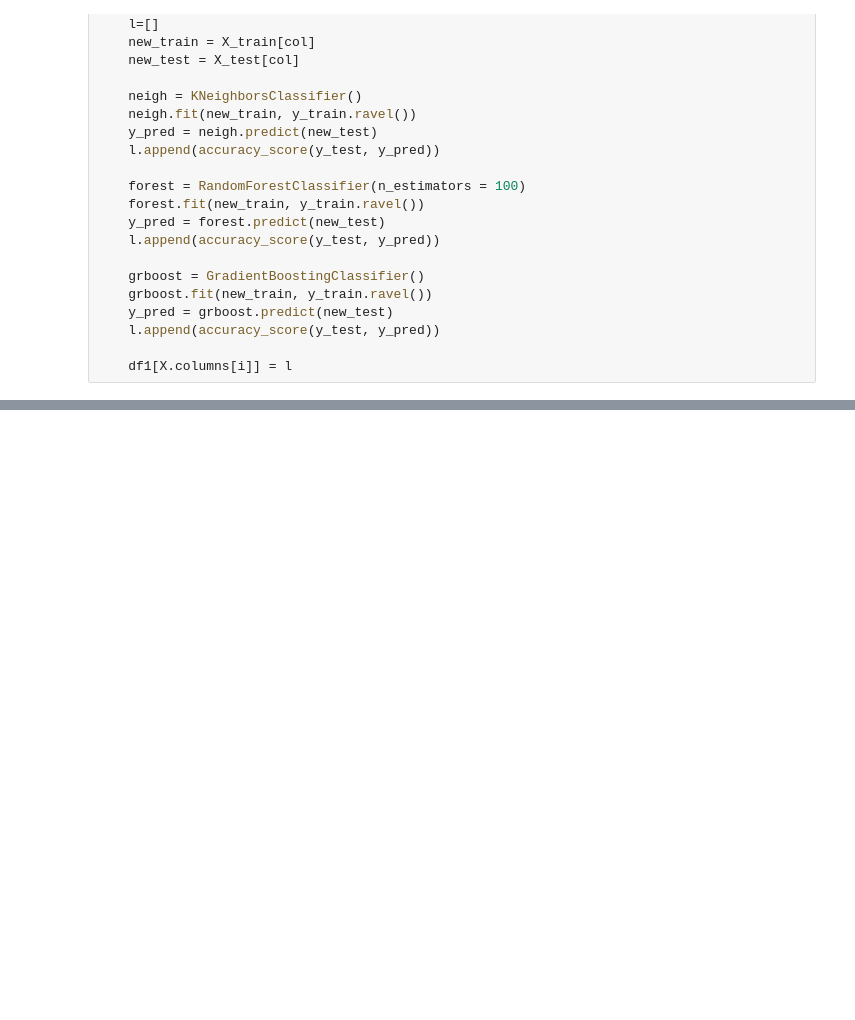
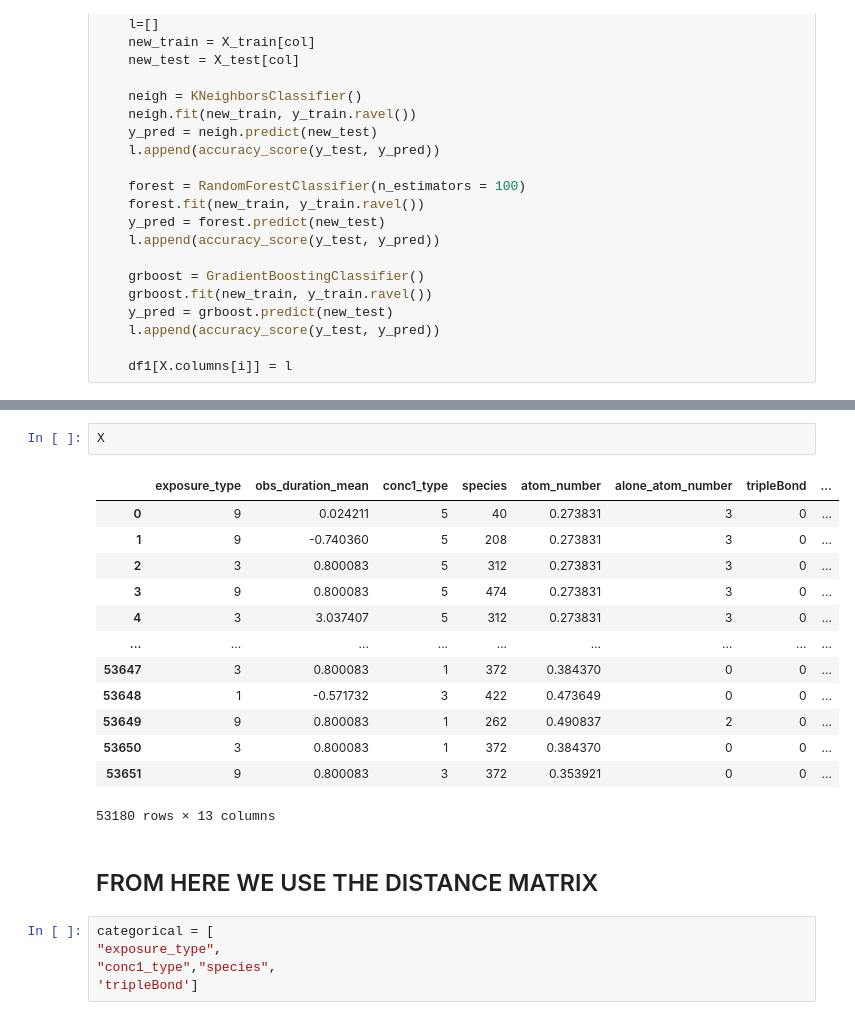
Before and after one commit to manuleo/ML_Toxicology_Testing, a Jupyter notebook: Classification_with_Smiles2.ipynb, the cells around one changed output, grey strips where cells are left out. Cells and saved outputs as stored; diff of their text form; blank space fills up the shorter version.

```diff
--- a/Classification_with_Smiles2.ipynb
+++ b/Classification_with_Smiles2.ipynb
@@ -438,0 +629,23 @@ df1
+# %%
+X
+# %% [output]
+|  | exposure_type | obs_duration_mean | conc1_type | species | atom_number | alone_atom_number | tripleBond | ... |
+| 0 | 9 | 0.024211 | 5 | 40 | 0.273831 | 3 | 0 | ... |
+| 1 | 9 | -0.740360 | 5 | 208 | 0.273831 | 3 | 0 | ... |
+| 2 | 3 | 0.800083 | 5 | 312 | 0.273831 | 3 | 0 | ... |
+| 3 | 9 | 0.800083 | 5 | 474 | 0.273831 | 3 | 0 | ... |
+| 4 | 3 | 3.037407 | 5 | 312 | 0.273831 | 3 | 0 | ... |
+| ... | ... | ... | ... | ... | ... | ... | ... | ... |
+| 53647 | 3 | 0.800083 | 1 | 372 | 0.384370 | 0 | 0 | ... |
+| 53648 | 1 | -0.571732 | 3 | 422 | 0.473649 | 0 | 0 | ... |
+| 53649 | 9 | 0.800083 | 1 | 262 | 0.490837 | 2 | 0 | ... |
+| 53650 | 3 | 0.800083 | 1 | 372 | 0.384370 | 0 | 0 | ... |
+| 53651 | 9 | 0.800083 | 3 | 372 | 0.353921 | 0 | 0 | ... |
+53180 rows × 13 columns
+# %% [markdown]
+## FROM HERE WE USE THE DISTANCE MATRIX
+# %%
+categorical = [
+"exposure_type",
+"conc1_type","species",
+'tripleBond']
```
Also changed, not shown: parts of 45 cells of this notebook.
